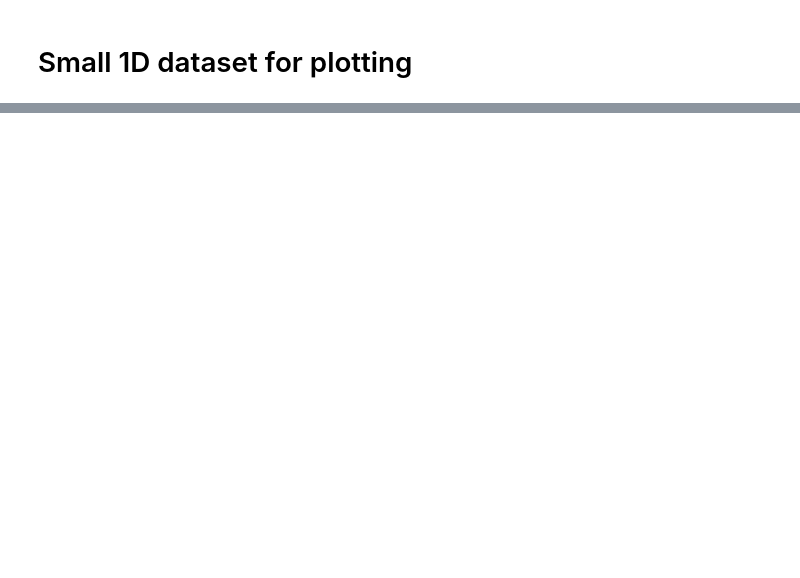
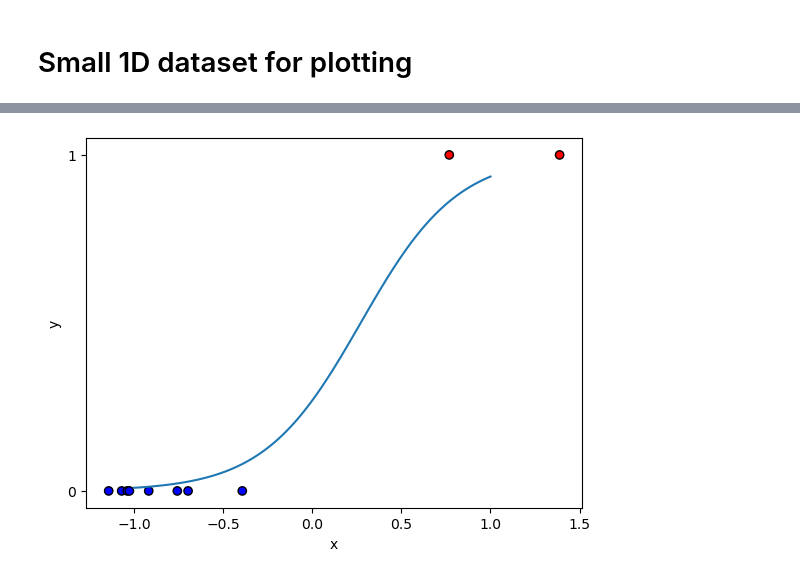
Before and after one commit to leoamullins/ml-from-scratch, a Jupyter notebook: logistic-regression/demo.ipynb, the cells around one changed output, grey strips where cells are left out. Drawn from its saved outputs; the diff is of its cells as text; code cells hidden in the pictures; blank space fills up the shorter version.

```diff
--- a/logistic-regression/demo.ipynb
+++ b/logistic-regression/demo.ipynb
@@ -82,0 +84,2 @@ X_small, y_small
+# %%
+model_small.fit(X_small, y_small)
@@ -82,0 +97,15 @@ X_small, y_small
+# %%
+w = model_small.w
+b = model_small.b
+
+domain = np.linspace(-1.0, 1.0, 100)
+func = sigmoid(w * domain + b)
+# %%
+plt.plot(domain, func)
+plt.scatter(X_small[:, 0], y_small, c=y_small, cmap="bwr", edgecolor="k")
+plt.xlabel("x")
+plt.ylabel("y")
+plt.yticks([0, 1])
+plt.show()
+# %% [output]
+[figure, added]
```
Also changed, not shown: parts of 5 cells of this notebook.
